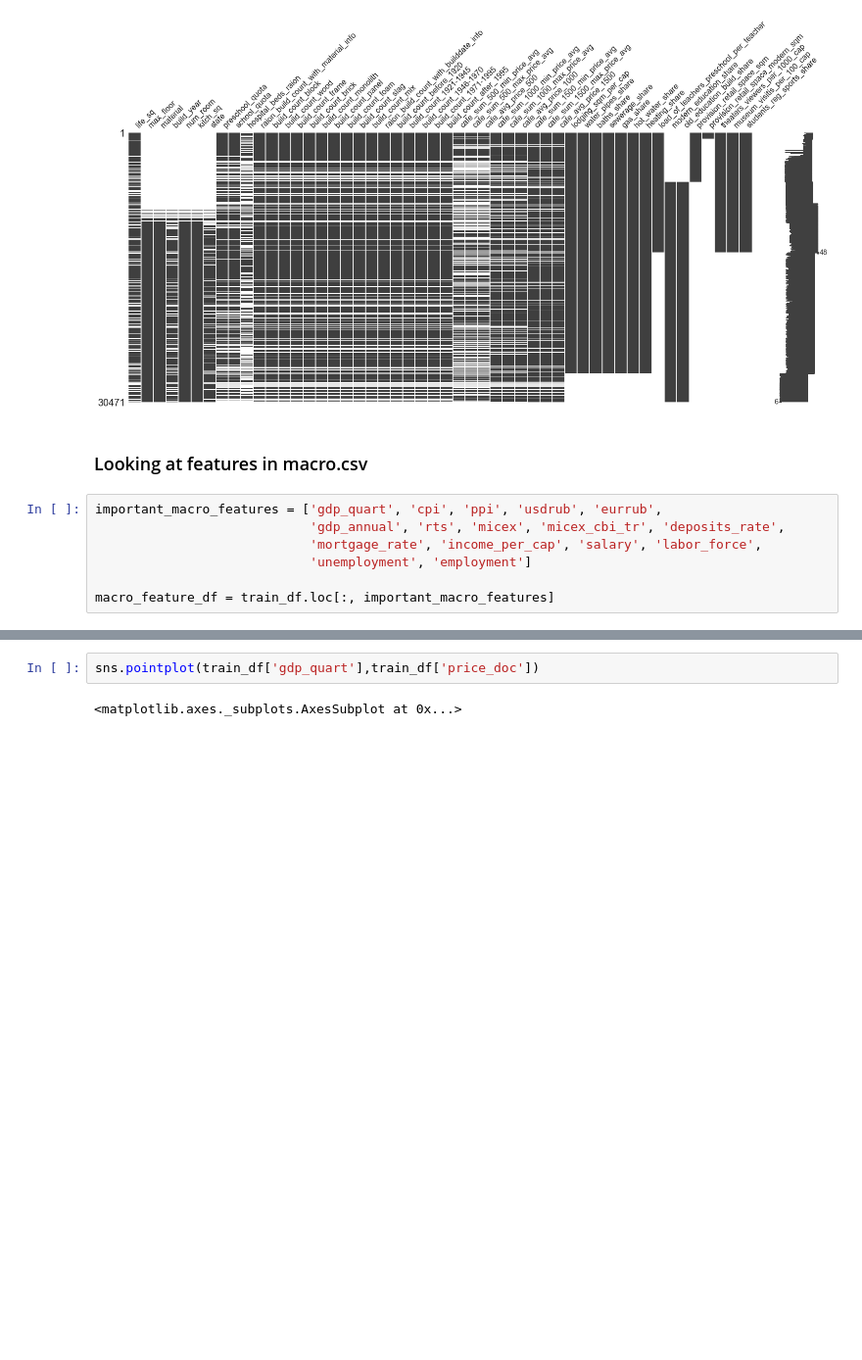
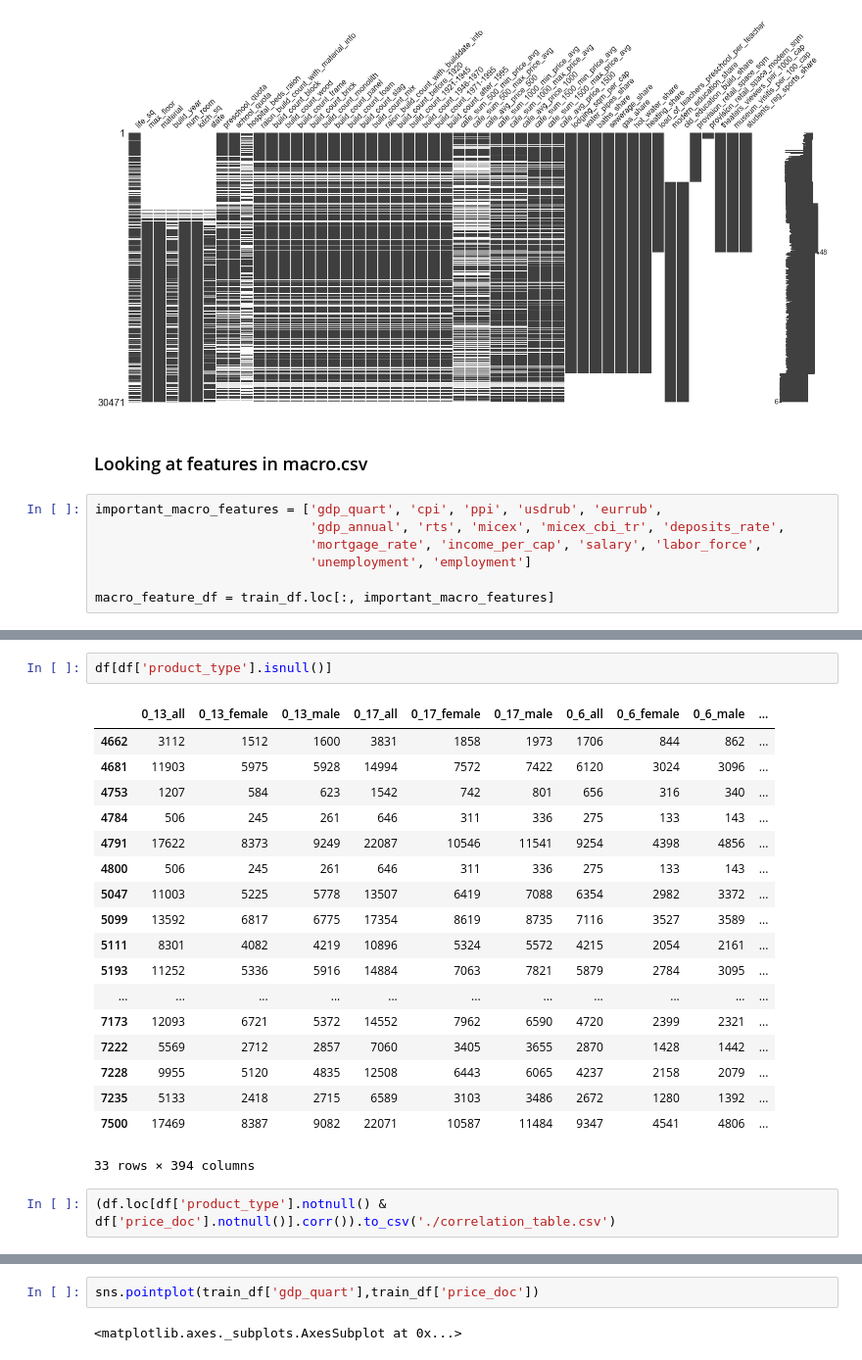
Before and after one commit to nycdatasci/bootcamp009_project, a Jupyter notebook: Project3-MachineLearning/romi_reza_sean_pradeep_andrew/reza_eda.ipynb, the cells around one changed output, grey strips where cells are left out. Shown: that part at 98% size. Saved outputs shown, nothing was run; the diff lists cells and outputs as text; blank space fills up the shorter version.

```diff
--- a/Project3-MachineLearning/romi_reza_sean_pradeep_andrew/reza_eda.ipynb
+++ b/Project3-MachineLearning/romi_reza_sean_pradeep_andrew/reza_eda.ipynb
@@ -138,0 +167,23 @@ strong multicollinearity or other numerical problems.
+# %%
+df[df['product_type'].isnull()]
+# %% [output]
+|  | 0_13_all | 0_13_female | 0_13_male | 0_17_all | 0_17_female | 0_17_male | 0_6_all | 0_6_female | 0_6_male | ... |
+| 4662 | 3112 | 1512 | 1600 | 3831 | 1858 | 1973 | 1706 | 844 | 862 | ... |
+| 4681 | 11903 | 5975 | 5928 | 14994 | 7572 | 7422 | 6120 | 3024 | 3096 | ... |
+| 4753 | 1207 | 584 | 623 | 1542 | 742 | 801 | 656 | 316 | 340 | ... |
+| 4784 | 506 | 245 | 261 | 646 | 311 | 336 | 275 | 133 | 143 | ... |
+| 4791 | 17622 | 8373 | 9249 | 22087 | 10546 | 11541 | 9254 | 4398 | 4856 | ... |
+| 4800 | 506 | 245 | 261 | 646 | 311 | 336 | 275 | 133 | 143 | ... |
+| 5047 | 11003 | 5225 | 5778 | 13507 | 6419 | 7088 | 6354 | 2982 | 3372 | ... |
+| 5099 | 13592 | 6817 | 6775 | 17354 | 8619 | 8735 | 7116 | 3527 | 3589 | ... |
+| 5111 | 8301 | 4082 | 4219 | 10896 | 5324 | 5572 | 4215 | 2054 | 2161 | ... |
+| 5193 | 11252 | 5336 | 5916 | 14884 | 7063 | 7821 | 5879 | 2784 | 3095 | ... |
+| ... | ... | ... | ... | ... | ... | ... | ... | ... | ... | ... |
+| 7173 | 12093 | 6721 | 5372 | 14552 | 7962 | 6590 | 4720 | 2399 | 2321 | ... |
+| 7222 | 5569 | 2712 | 2857 | 7060 | 3405 | 3655 | 2870 | 1428 | 1442 | ... |
+| 7228 | 9955 | 5120 | 4835 | 12508 | 6443 | 6065 | 4237 | 2158 | 2079 | ... |
+| 7235 | 5133 | 2418 | 2715 | 6589 | 3103 | 3486 | 2672 | 1280 | 1392 | ... |
+| 7500 | 17469 | 8387 | 9082 | 22071 | 10587 | 11484 | 9347 | 4541 | 4806 | ... |
+33 rows × 394 columns
+# %%
+(df.loc[df['product_type'].notnull() & df['price_doc'].notnull()].corr()).to_csv('./correlation_table.csv')
```
Also changed, not shown: parts of 18 cells of this notebook, 3 other files.
